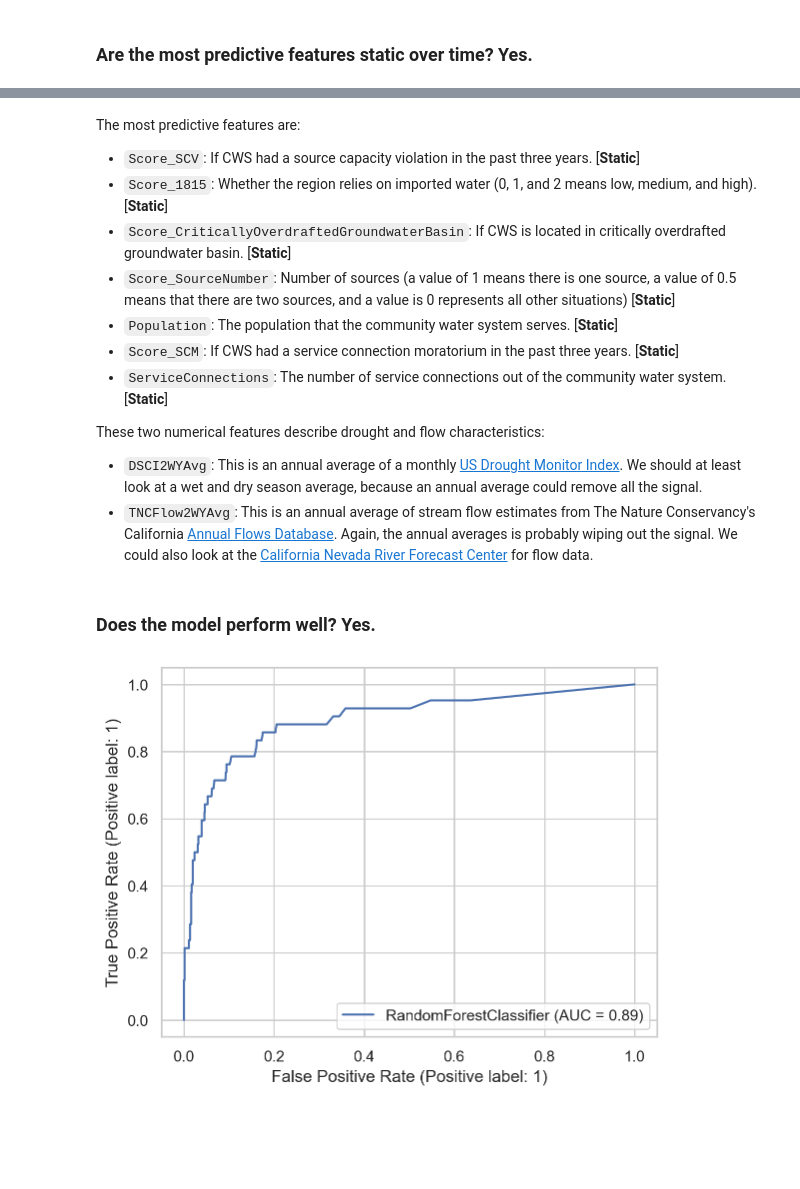
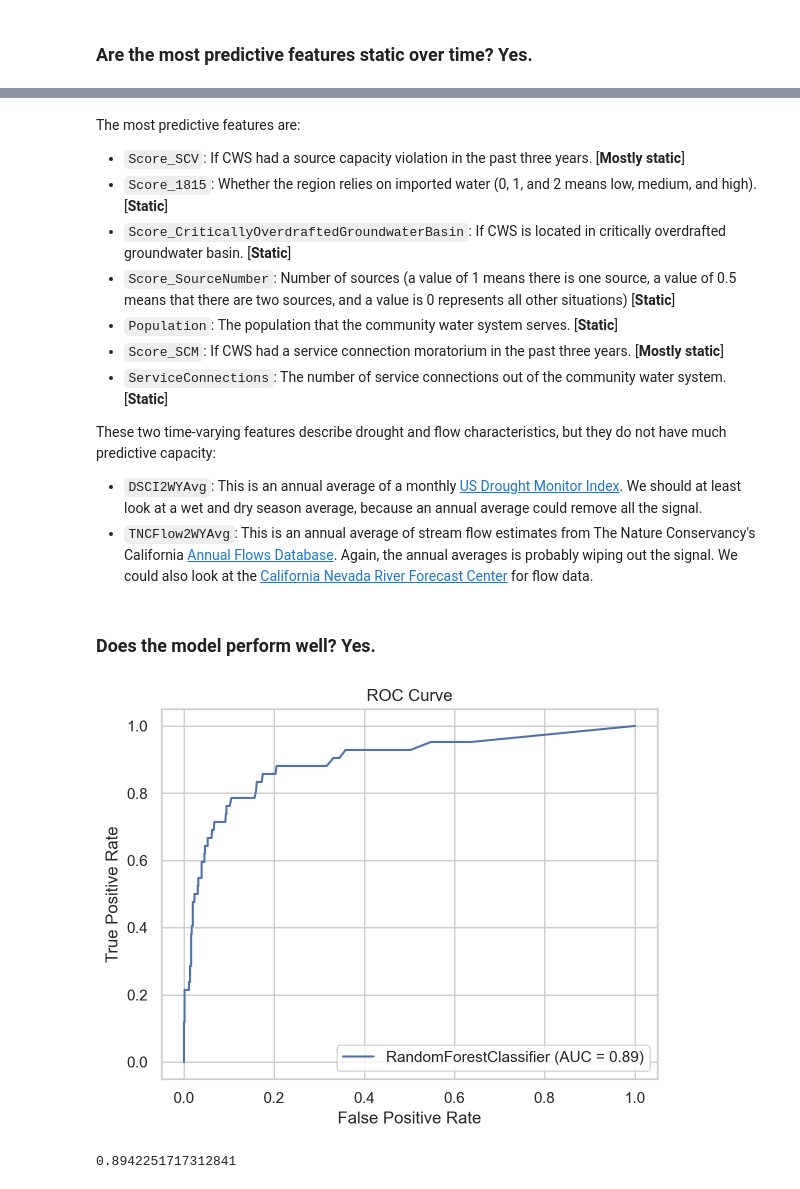
Before and after one commit to cagov/aae-dsa-water, a Jupyter notebook: water.ipynb, the cells around one changed output, grey strips where cells are left out. Cells and saved outputs as stored; diff of their text form; code cells hidden in the pictures; blank space fills up the shorter version.

```diff
--- a/water.ipynb
+++ b/water.ipynb
@@ -289,14 +298,14 @@ ax.set(xlabel = 'Gini Importance')
 # %% [markdown]
 The most predictive features are:
-* `Score_SCV`: If CWS had a source capacity violation in the past three years. [**Static**]
+* `Score_SCV`: If CWS had a source capacity violation in the past three years. [**Mostly static**]
 * `Score_1815`: Whether the region relies on imported water (0, 1, and 2 means low, medium, and high). [**Static**]
 * `Score_CriticallyOverdraftedGroundwaterBasin`: If CWS is located in critically overdrafted groundwater basin. [**Static**]
 * `Score_SourceNumber`: Number of sources (a value of 1 means there is one source, a value of 0.5 means that there are two sources, and a value is 0 represents all other situations) [**Static**]
 * `Population`: The population that the community water system serves. [**Static**]
-* `Score_SCM`: If CWS had a service connection moratorium in the past three years. [**Static**]
+* `Score_SCM`: If CWS had a service connection moratorium in the past three years. [**Mostly static**]
 * `ServiceConnections`: The number of service connections out of the community water system. [**Static**]
 
-These two numerical features describe drought and flow characteristics:
+These two time-varying features describe drought and flow characteristics, but they do not have much predictive capacity:
 * `DSCI2WYAvg`: This is an annual average of a monthly [US Drought Monitor Index](https://droughtmonitor.unl.edu/). We should at least look at a wet and dry season average, because an annual average could remove all the signal.
 * `TNCFlow2WYAvg`: This is an annual average of stream flow estimates from The Nature Conservancy's California [Annual Flows Database](https://rivers.codefornature.org/#/home). Again, the annual averages is probably wiping out the signal. We could also look at the [California Nevada River Forecast Center](https://www.cnrfc.noaa.gov/) for flow data.
 # %% [markdown]
@@ -304,6 +313,13 @@ These two numerical features describe drought and flow characteristics:
 # %%
 fig, ax = plt.subplots()
 rfc_disp = metrics.RocCurveDisplay.from_estimator(clf, X_val, y_val, ax=ax, response_method='predict_proba')
+ax.set_xlabel('False Positive Rate')
+ax.set_ylabel('True Positive Rate')
+ax.set_title('ROC Curve')
 plt.show()
 # %% [output]
-[figure, old version]
+[figure, new version]
+# %%
+rfc_disp.roc_auc
+# %% [output]
+0.8942251717312841
```
Also changed, not shown: parts of 11 cells of this notebook.
